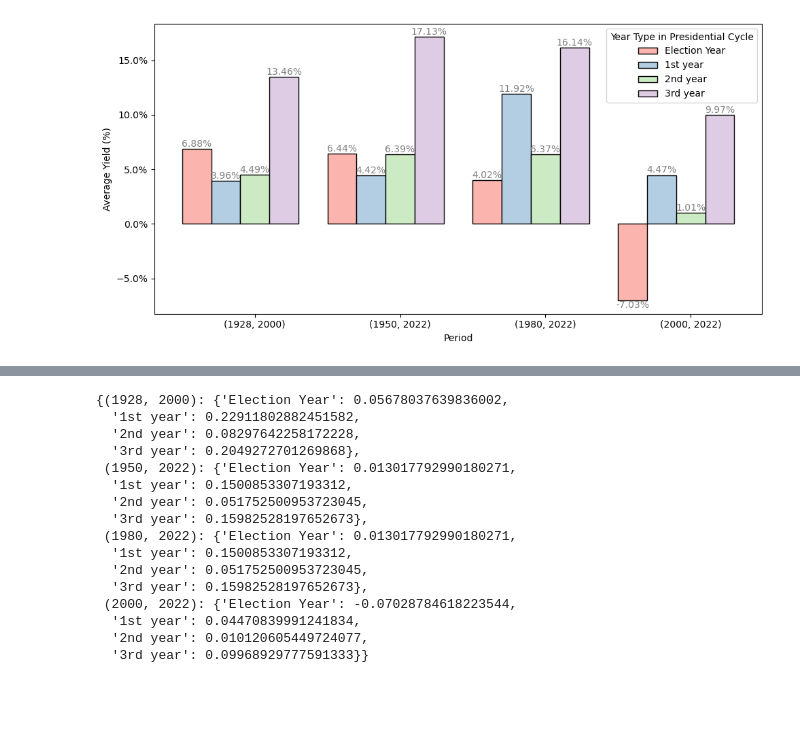
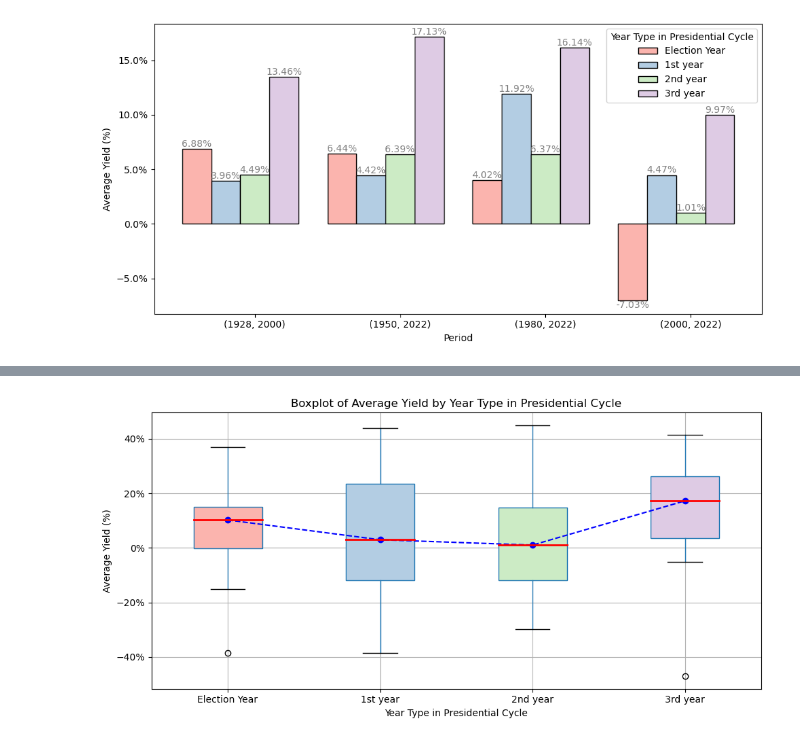
Before and after one commit to danielsobrado/notebooks_invest, a Jupyter notebook: cycles/Presidential Cycle.ipynb, the cells around one changed output, grey strips where cells are left out. Saved outputs shown, nothing was run; the diff lists cells and outputs as text; code cells hidden in the pictures; blank space fills up the shorter version.

Commit message:
box plot

```diff
--- a/cycles/Presidential Cycle.ipynb
+++ b/cycles/Presidential Cycle.ipynb
@@ -141,19 +137,46 @@ print(yield_data.index.min())
-# %%
-average_yields_periods
-# %% [output]
-{(1928, 2000): {'Election Year': 0.05678037639836002,
-  '1st year': 0.22911802882451582,
-  '2nd year': 0.08297642258172228,
-  '3rd year': 0.2049272701269868},
- (1950, 2022): {'Election Year': 0.013017792990180271,
-  '1st year': 0.1500853307193312,
-  '2nd year': 0.051752500953723045,
-  '3rd year': 0.15982528197652673},
- (1980, 2022): {'Election Year': 0.013017792990180271,
-  '1st year': 0.1500853307193312,
-  '2nd year': 0.051752500953723045,
-  '3rd year': 0.15982528197652673},
- (2000, 2022): {'Election Year': -0.07028784618223544,
-  '1st year': 0.04470839991241834,
-  '2nd year': 0.010120605449724077,
-  '3rd year': 0.09968929777591333}}
+# %%
+def get_yield_data_by_year_type(presidential_cycle, yield_data):
+    yield_data_by_year_type = {'Election Year': [], '1st year': [], '2nd year': [], '3rd year': []}
+    years = sorted(list(presidential_cycle.keys()))
+
+    for year_type in yield_data_by_year_type:
+        for year in years:
+            if year in presidential_cycle and presidential_cycle[year] == year_type and str(year) in yield_data.index.year.astype(str):
+                yield_value = yield_data.loc[str(year)].values[0]
+            else:
+                yield_value = np.nan
+            yield_data_by_year_type[year_type].append(yield_value)
+
+    return yield_data_by_year_type
+
+yield_data_by_year_type = get_yield_data_by_year_type(presidential_cycle, yield_data)
+# %%
+def boxplot_average_yields(yield_data_by_year_type):
+    df = pd.DataFrame(yield_data_by_year_type) * 100
+    fig, ax = plt.subplots(figsize=(10, 5))
+
+    colors = plt.cm.Pastel1.colors
+
+    # Create a box plot for each column (year type) in the data frame
+    boxplot = df.boxplot(patch_artist=True, medianprops={'color':'red', 'linewidth':2}, return_type='dict')
+
+    medians = []
+    for i, row in enumerate(boxplot['medians']):
+        median = row.get_ydata()[0]
+        medians.append(median)
+        # Change color of each box
+        boxplot['boxes'][i].set_facecolor(colors[i % len(colors)])
+
+    # Draw line connecting medians
+    ax.plot(range(1, len(medians)+1), medians, color='blue', linestyle='--', marker='o')
+
+    ax.yaxis.set_major_formatter(mticker.PercentFormatter())
+    ax.set_xlabel('Year Type in Presidential Cycle')
+    ax.set_ylabel('Average Yield (%)')
+    ax.set_title('Boxplot of Average Yield by Year Type in Presidential Cycle')
+    plt.tight_layout()
+    plt.show()
+
+boxplot_average_yields(yield_data_by_year_type)
+# %% [output]
+[figure, added]
```
Also changed, not shown: parts of 1 cell of this notebook.
